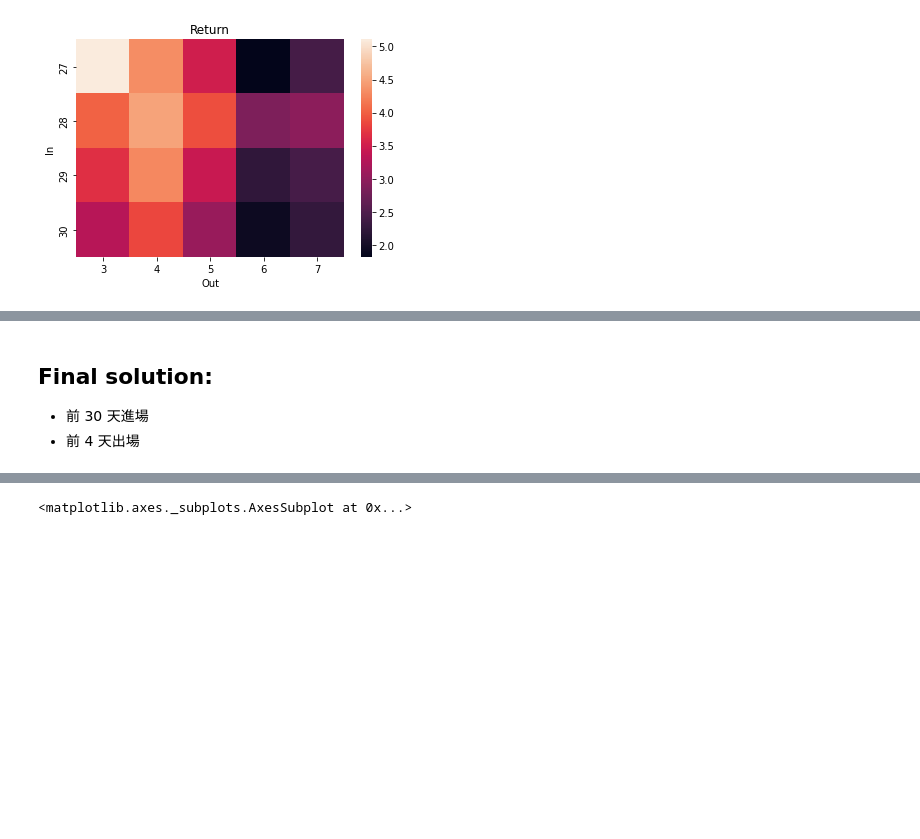
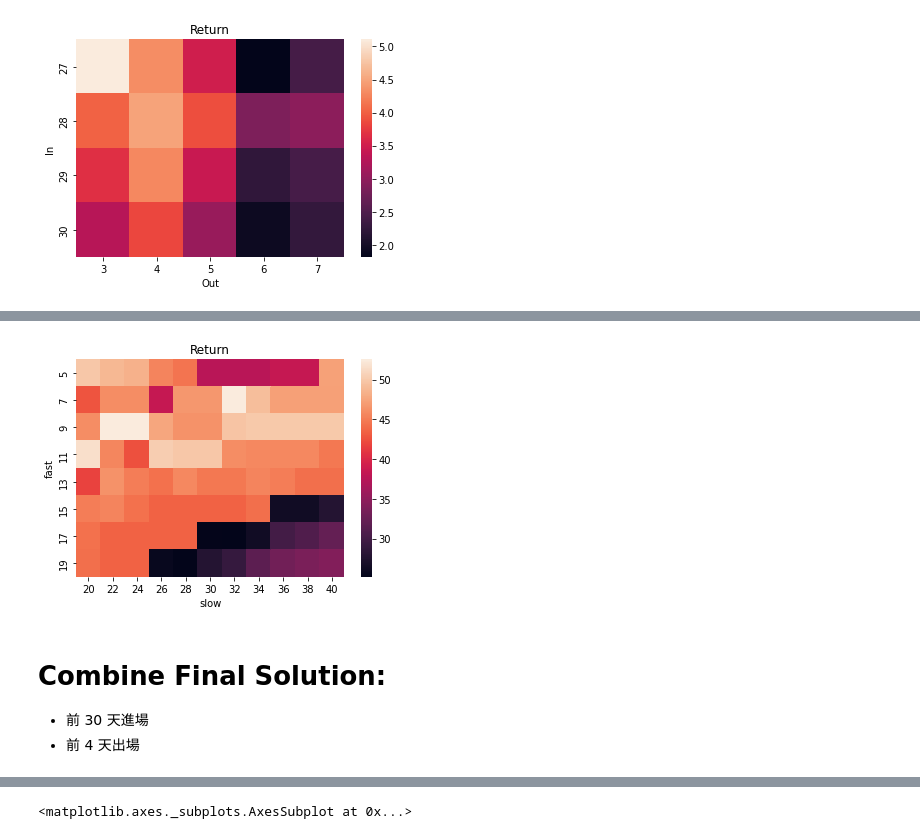
Before and after one commit to benson85560/yuanta, a Jupyter notebook: Dividend_Yield_Strategy.ipynb, the cells around one changed output, grey strips where cells are left out. Cells and saved outputs as stored; diff of their text form; code cells hidden in the pictures; blank space fills up the shorter version.

```diff
--- a/Dividend_Yield_Strategy.ipynb
+++ b/Dividend_Yield_Strategy.ipynb
@@ -776,0 +751,3 @@ sns.heatmap(data = pic).set(title='Return');
+# %%
+for i in range(20, 41, 2):
+  print(i)
@@ -776,0 +903,3 @@ sns.heatmap(data = pic).set(title='Return');
+# %%
+optResult = pd.DataFrame(opt_list, columns=['fast','slow','return'])
+optResult.sort_values('return', ascending = False)
@@ -777,4 +920,9 @@ sns.heatmap(data = pic).set(title='Return');
+# %%
+pic = optResult.pivot('fast', 'slow', 'return') # 先整理資料格式
+sns.heatmap(data = pic).set(title='Return');
+# %% [output]
+[figure, added]
 # %% [markdown]
-## Final solution:
+# Combine Final Solution:
 * 前 30 天進場
 * 前 4 天出場
```
Also changed, not shown: parts of 27 cells of this notebook.
